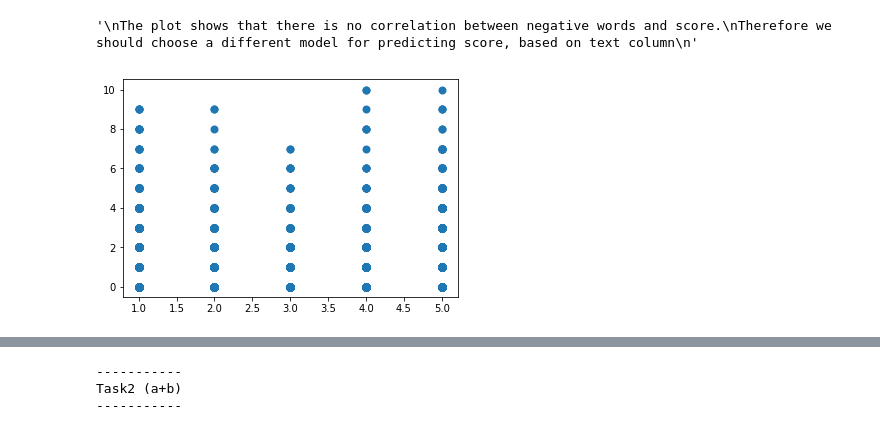
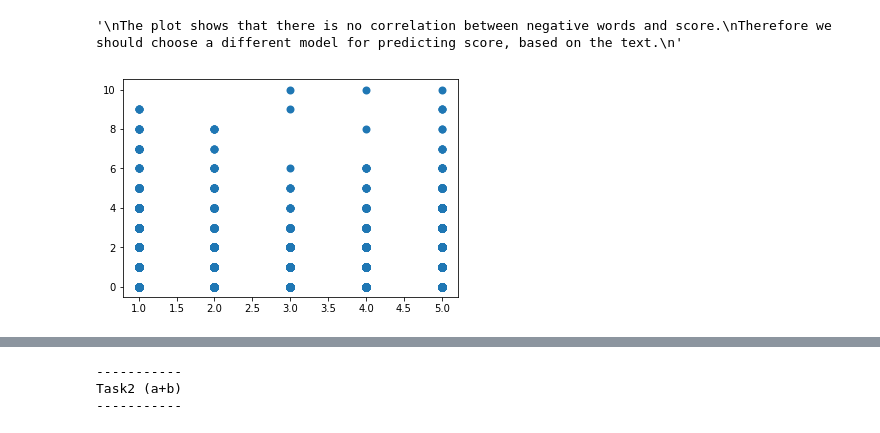
Before and after one commit to zorik9/big-data-analysis-course, a Jupyter notebook: exercises/exe3/exe3.ipynb, the cells around one changed output, grey strips where cells are left out. Cells and saved outputs as stored; diff of their text form; code cells hidden in the pictures.

```diff
--- a/exercises/exe3/exe3.ipynb
+++ b/exercises/exe3/exe3.ipynb
@@ -204,6 +204,7 @@ dataset_file = "Reviews.csv"
 negative_words_file = "negative-words.txt"
 positive_words_file = "positive-words.txt"
 
+displaySubTitle("Make sure that data files are not missing")
 
 # Raise an error, if dataset does not exist
 # The dataset can be downloaded from this url: https://www.kaggle.com/qwikfix/amazon-recommendation-dataset/data
@@ -219,20 +220,20 @@ if not os.path.exists(negative_words_file):
 if not os.path.exists(positive_words_file):
     raise ValueError('positive words file %s does not exist' % positive_words_file)
 
+print("Validation pased: All of the data files are not missing")
+
+displaySubTitle("Read data files")
+
 print("Load the dat set from: " + dataset_file)
 reviews = sc.textFile(dataset_file)
 
 print("Load negative words from: " + negative_words_file)
-negative_words_df = spark.read.option("header", "false")\
-    .option("delimiter", "\n")\
-    .csv(negative_words_file)
+negative_words = [line.rstrip('\n') for line in open(negative_words_file)]
 
 print("Load positive words from: " + positive_words_file)
-positive_words_df = spark.read.option("header", "false")\
-    .option("delimiter", "\n")\
-    .csv(positive_words_file)
+positive_words = [line.rstrip('\n') for line in open(positive_words_file)]
 
-print("Data has been successfully loaded.")
+print("\nData has been successfully loaded.")
 # %% [output]
 -----------------
 Loading the data:
@@ -463,46 +524,46 @@ Short Review lengths to be filtered (ordered by index of the suitable score)
 Filter out short reviews
 # %%
-displayTitle("In this section, we try to look for corellation between negative words and score column")
+displayTitle("In this section, we try to find a corellation between negative words and score column")
 print("We will try to find correlation between negative words in the text column and the score column")
 print("For this purpose, we will use the StopWordsRemover mechanism, in order to filter out negative words from the filtered text (filtered, because stop words have already been removed)")
 
-print("Get list of negative words")
-negative_words_list = [row._c0 for row in negative_words_df.collect()]
-
-print("Get list of positive words")
-positive_words_list = [row._c0 for row in positive_words_df.collect()]
-
 print("Define negative words remover, with the list of negative words")
 print("We use the StopWordsRemover mechanism to filter out negative words")
-negative_remover = StopWordsRemover(inputCol="words", outputCol="negative_filtered", stopWords=negative_words_list)
+negative_remover = StopWordsRemover(inputCol='textFiltered', outputCol="negative_filtered", stopWords=negative_words)
 
 print("Define poswitive words remover, with the list of positive words")
 print("We use the StopWordsRemover mechanism to filter out positive words")
-positive_remover = StopWordsRemover(inputCol="words", outputCol="positive_filtered", stopWords=positive_words_list)
+positive_remover = StopWordsRemover(inputCol='textFiltered', outputCol="positive_filtered", stopWords=positive_words)
 
 print("Remove negative words")
-cleanDataWithoutNegativeWords = negative_remover.transform(cleanData).withColumn("count_negative_filtered", countTokens(col("negative_filtered")))
+filteredDataWithoutNegativeWords = negative_remover.transform(filteredData).withColumn("count_negative_filtered", countTokens(col("negative_filtered")))
 
 print("Remove positive words")
-cleanDataWithoutPositiveWords = positive_remover.transform(cleanDataWithoutNegativeWords).withColumn("count_positive_filtered", countTokens(col("positive_filtered")))
+filteredDataWithoutPositiveWords = positive_remover.transform(filteredDataWithoutNegativeWords).withColumn("count_positive_filtered", countTokens(col("positive_filtered")))
 
-cleanDataWithoutNegativeAndPositiveWords = cleanDataWithoutPositiveWords.select("Id", "Score", "Text", "tokens", "negative_filtered", "count_negative_filtered", "positive_filtered", "count_positive_filtered") \
-            .withColumn("Score", cleanDataWithoutNegativeWords["Score"].cast(IntegerType())) \
-            .withColumn("count_negative", col("tokens") - col("count_negative_filtered")) \
-            .withColumn("count_positive", col("tokens") - col("count_positive_filtered"))
+filteredDataWithoutNegativeAndPositiveWords = filteredDataWithoutPositiveWords \
+            .select("Id", "Score", 'Text', 'textFiltered', 'countTextfiltered', "negative_filtered", "count_negative_filtered", "positive_filtered", "count_positive_filtered") \
+            .withColumn("count_negative", col('countTextFiltered') - col("count_negative_filtered")) \
+            .withColumn("count_positive", col('countTextFiltered') - col("count_positive_filtered"))
+
+# Release unused memory
+del filteredDataWithoutNegativeWords
+del filteredDataWithoutPositiveWords
 
 print("Display results, after removing negative & positive words")
-print("Every row's results will be displayed in the following format: |Id|Score|Text|words|tokens|filtered|count_filtered|negative_filtered|count_negative_filtered|positive_filtered|count_positive_filtered|")
-cleanDataWithoutNegativeAndPositiveWords.show()
+filteredDataWithoutNegativeAndPositiveWords.show(numOfTopRecords, truncate = False)
 
-print("Sample " + repr(numOfSamplingDefaultRecords) + " records, in order to check for a possible correlation bwtween negative words and score")
-num_of_records = cleanDataWithoutNegativeAndPositiveWords.count()
-percentage = 1 if num_of_records < numOfSamplingDefaultRecords else numOfSamplingDefaultRecords / num_of_records
-df_pandas = cleanDataWithoutNegativeAndPositiveWords.sample(False, percentage, filterWordsSeed).toPandas()
+print("Sample " + repr(numOfSamplingDefaultRecords) + " records, in order to check for a possible correlation between negative words and score")
+num_of_records = filteredDataWithoutNegativeAndPositiveWords.count()
+percentage = 1.0 if num_of_records < numOfSamplingDefaultRecords else numOfSamplingDefaultRecords / num_of_records
+df_pandas = filteredDataWithoutNegativeAndPositiveWords.sample(False, percentage, filterWordsSeed).toPandas()
 plt.scatter(df_pandas['Score'], df_pandas['count_negative'],  lineWidth = 2.0)
+
+# Release unused memory
+del df_pandas
 
 '''
 The plot shows that there is no correlation between negative words and score.
-Therefore we should choose a different model for predicting score, based on text column
+Therefore we should choose a different model for predicting score, based on the text.
 '''
 # %% [output]
@@ -526,4 +587,4 @@ Sample 10000 records, in order to check for a possible correlation bwtween negat
-'\nThe plot shows that there is no correlation between negative words and score.\nTherefore we should choose a different model for predicting score, based on text column\n'
+'\nThe plot shows that there is no correlation between negative words and score.\nTherefore we should choose a different model for predicting score, based on the text.\n'
-[figure, old version]
+[figure, new version]
 # %%
 displayTitle("Task1.e")
```
Also changed, not shown: parts of 15 cells of this notebook, 4 other files.
